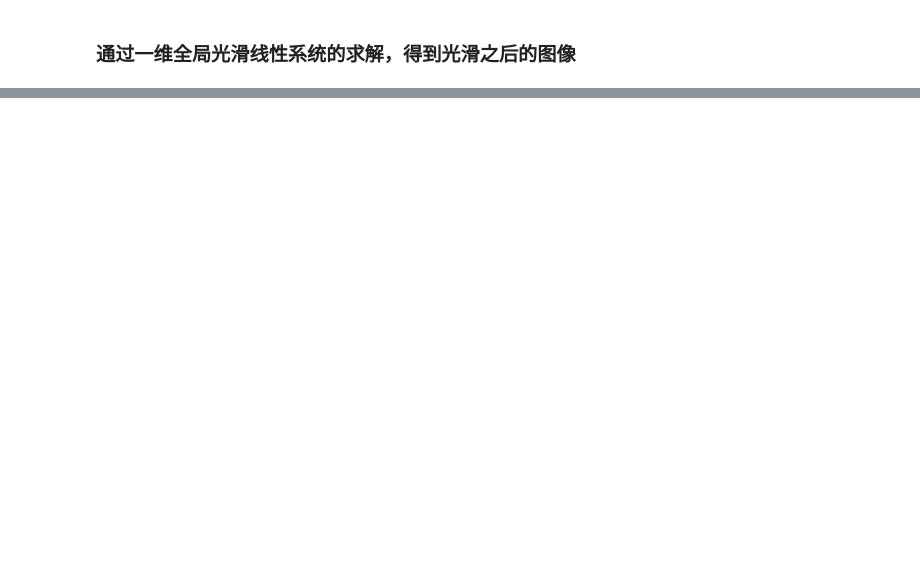
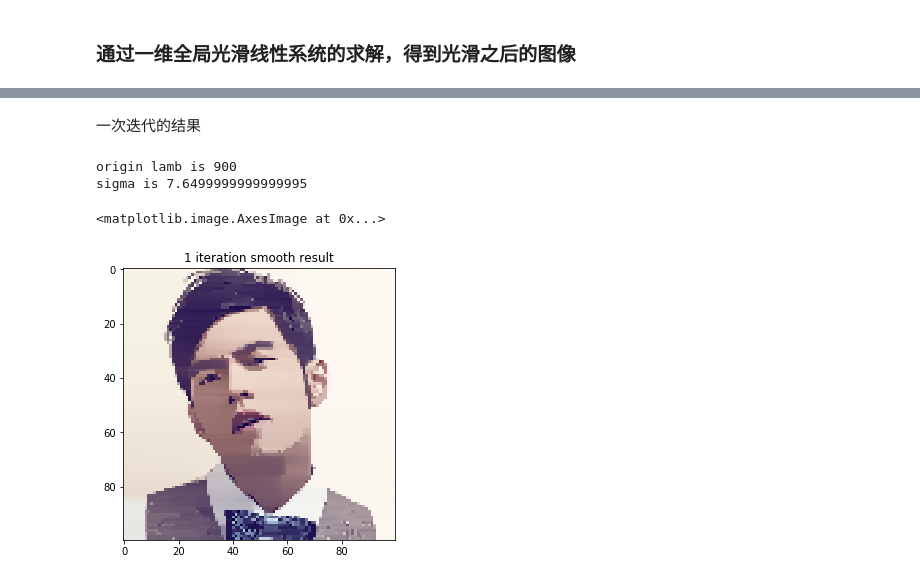
Before and after one commit to L1aoXingyu/Digital-Image-Processing, a Jupyter notebook: assignment3/fast global smooth.ipynb, the cells around one changed output, grey strips where cells are left out. Cells and saved outputs as stored; diff of their text form; code cells hidden in the pictures; blank space fills up the shorter version.

```diff
--- a/assignment3/fast global smooth.ipynb
+++ b/assignment3/fast global smooth.ipynb
@@ -102,21 +102,27 @@ plt.plot(np.arange(u.shape[0]), u)
 # %%
 #可分离的全局图片光滑
-def Separable_global_smoother(f, g, T, lamb_base, ctx):
+def Separable_global_smoother(f, T, lamb_base, sigma, ctx):
     '''
-    全局图片光滑算法，输入是f和g，f是2D image，g是2D guide image
+    全局图片光滑算法，输入是f和g，f是2D image, 3 channels
     '''
-    H, W = f.shape
-    u = f
+    print('origin lamb is {}'.format(lamb_base))
+    print('sigma is {}'.format(sigma))
+    H, W, C = f.shape
+    u = f.copy()
     for t in range(1, T+1):
         # 计算每一步迭代的lambda_t
         lamb_t = compute_lamb(t, T, lamb_base)
         # horizontal
         for y in range(0, W):
-            f_h = u[:, y]
-            u[:, y] = compute_1d_fast_global_smoother(lamb_t, f_h, f_h, ctx)
+            g = u[:, y, :]
+            for c in range(C):
+                f_h = u[:, y, c]
+                u[:, y, c] = compute_1d_fast_global_smoother(lamb_t, f_h, g, sigma, ctx)
         # vertical
         for x in range(0, H):
-            f_v = u[x, :]
-            u[x, :] = compute_1d_fast_global_smoother(lamb_t, f_v, f_v, ctx)
+            g = u[x, :, :]
+            for c in range(C):
+                f_v = u[x, :, c]
+                u[x, :, c] = compute_1d_fast_global_smoother(lamb_t, f_v, g, sigma, ctx)
     return u
 # %% [markdown]
@@ -160,0 +149,20 @@ plt.plot(np.arange(u[100, :, 0].shape[0]), u[:, 0, 0].asnumpy())
+# %%
+lamb_base = 30**2
+sigma = 255 * 0.03
+ctx = mx.gpu(0)
+img = np.array(img_100)
+img = nd.array(img, ctx=ctx)
+# %% [markdown]
+一次迭代的结果
+# %%
+T = 1
+u1 = Separable_global_smoother(img, T, lamb_base, sigma, ctx)
+show_u = u1.astype('uint8').asnumpy()
+plt.figure(figsize=(5, 5))
+plt.title('1 iteration smooth result')
+plt.imshow(show_u)
+# %% [output]
+origin lamb is 900
+sigma is 7.6499999999999995
+<matplotlib.image.AxesImage at 0x...>
+[figure, added]
```
Also changed, not shown: parts of 29 cells of this notebook, 1 other file.
